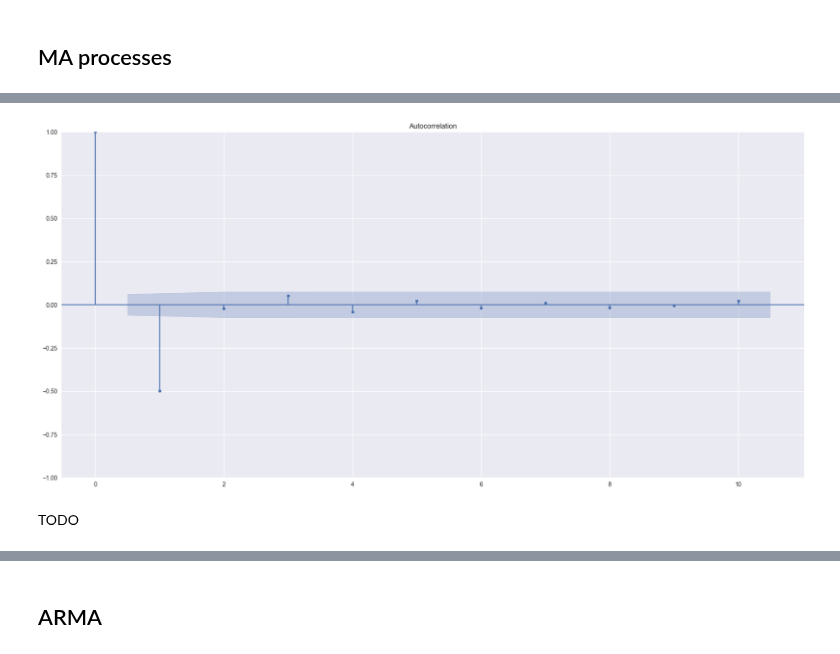
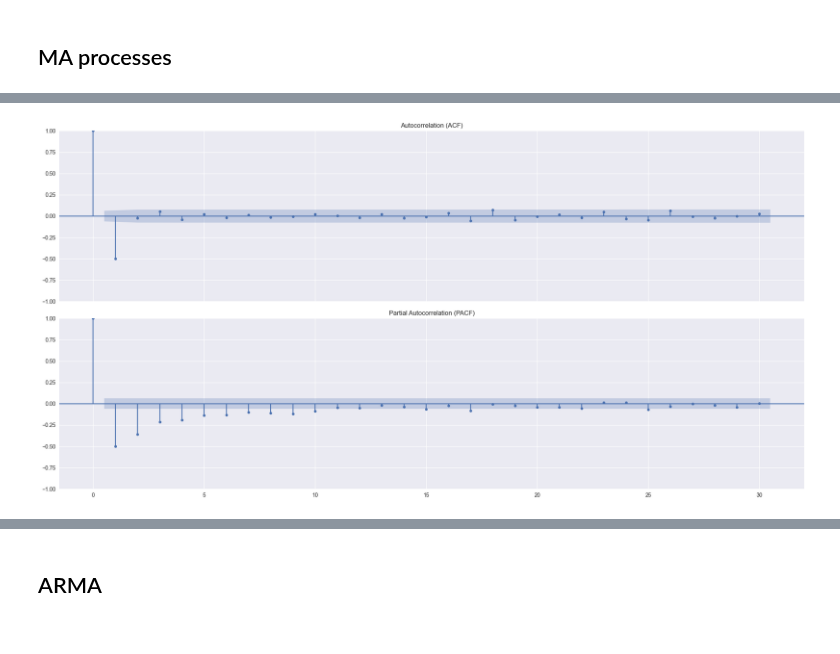
Before and after one commit to tng-konrad/time-series-with-Konrad, a Jupyter notebook: m03-arima-family.ipynb, the cells around one changed output, grey strips where cells are left out. Drawn from its saved outputs; the diff is of its cells as text; code cells hidden in the pictures.

```diff
--- a/m03-arima-family.ipynb
+++ b/m03-arima-family.ipynb
@@ -125,7 +166,4 @@ TODO
 # %%
-plot_acf(simulated_data_2, lags = 10)
-plt.show()
+plot_acf_pacf(simulated_data_2, lags=30)
 # %% [output]
-[figure, old version]
+[figure, new version]
-# %% [markdown]
-TODO
```
Also changed, not shown: parts of 47 cells of this notebook.
